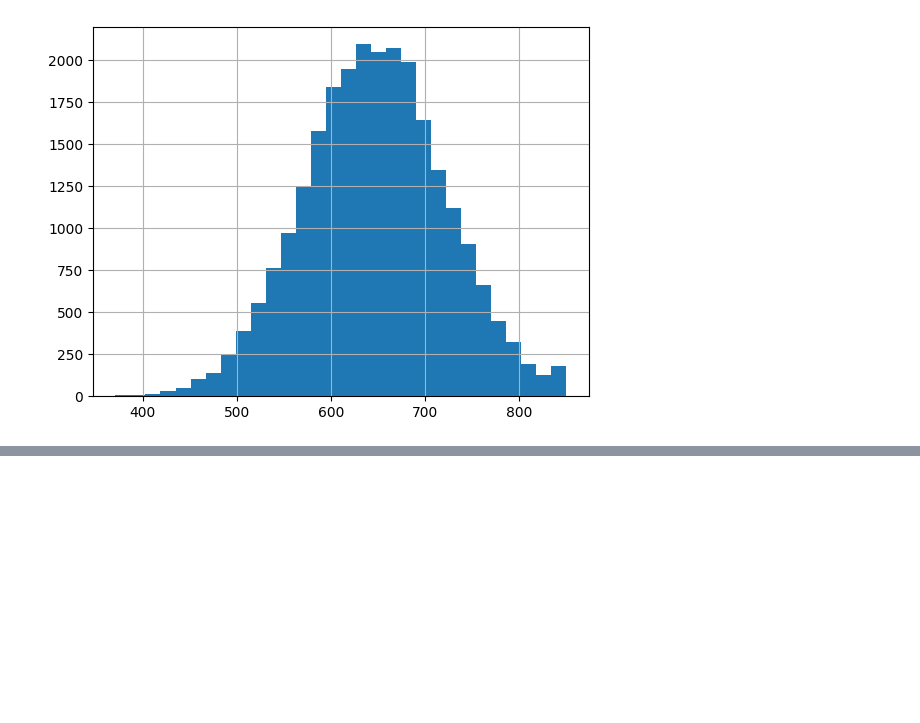
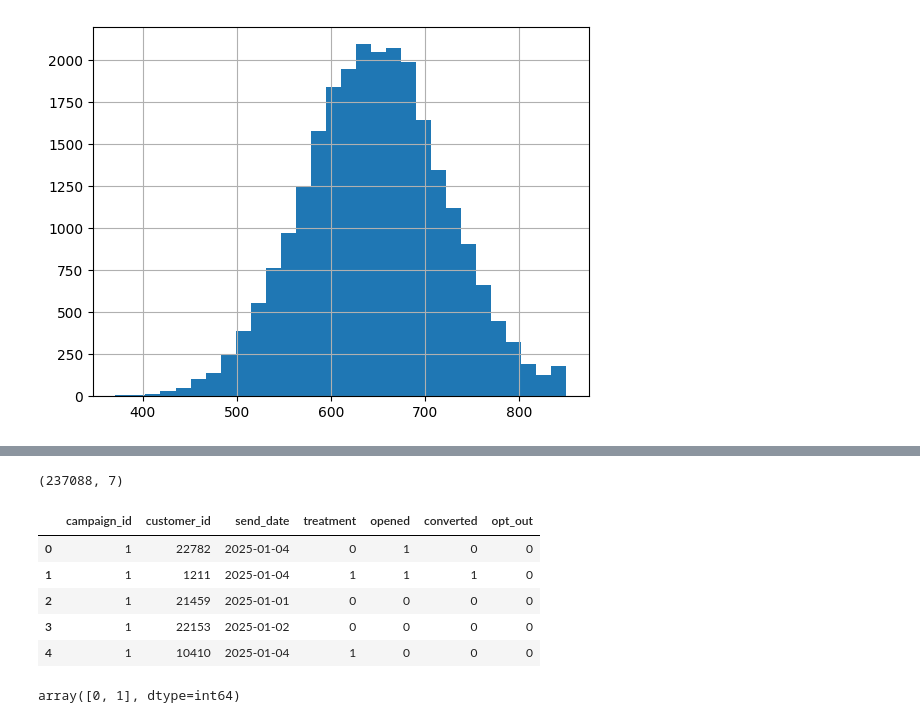
Before and after one commit to DSeals12/AI-Credit-Personalization, a Jupyter notebook: src/february_project/data_generation/01_data_validation.ipynb, the cells around one changed output, grey strips where cells are left out. Drawn from its saved outputs; the diff is of its cells as text; code cells hidden in the pictures; blank space fills up the shorter version.

```diff
--- a/src/february_project/data_generation/01_data_validation.ipynb
+++ b/src/february_project/data_generation/01_data_validation.ipynb
@@ -42 +47,18 @@ treatment
 Name: opt_out, dtype: float64
+# %%
+exposures.shape
+# %% [output]
+(237088, 7)
+# %%
+exposures.head()
+# %% [output]
+|  | campaign_id | customer_id | send_date | treatment | opened | converted | opt_out |
+| 0 | 1 | 22782 | 2025-01-04 | 0 | 1 | 0 | 0 |
+| 1 | 1 | 1211 | 2025-01-04 | 1 | 1 | 1 | 0 |
+| 2 | 1 | 21459 | 2025-01-01 | 0 | 0 | 0 | 0 |
+| 3 | 1 | 22153 | 2025-01-02 | 0 | 0 | 0 | 0 |
+| 4 | 1 | 10410 | 2025-01-04 | 1 | 0 | 0 | 0 |
+# %%
+exposures["opt_out"].unique()
+# %% [output]
+array([0, 1], dtype=int64)
```
Also changed, not shown: parts of 8 cells of this notebook, 2 other files.
